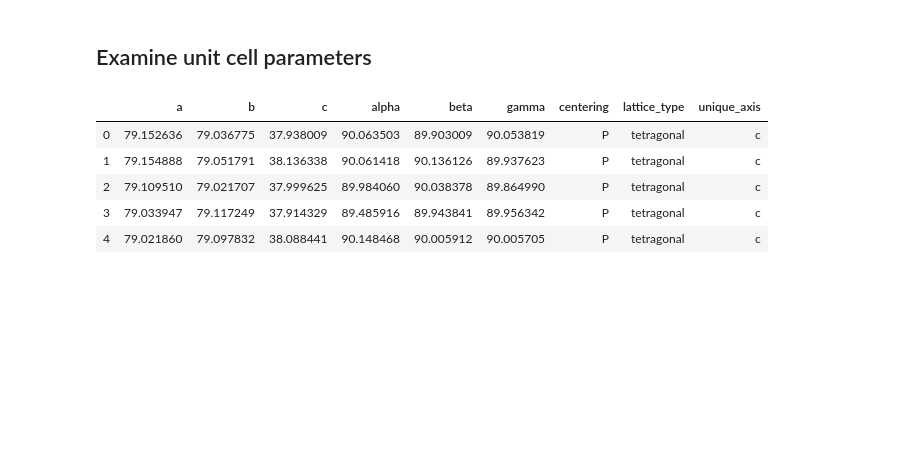
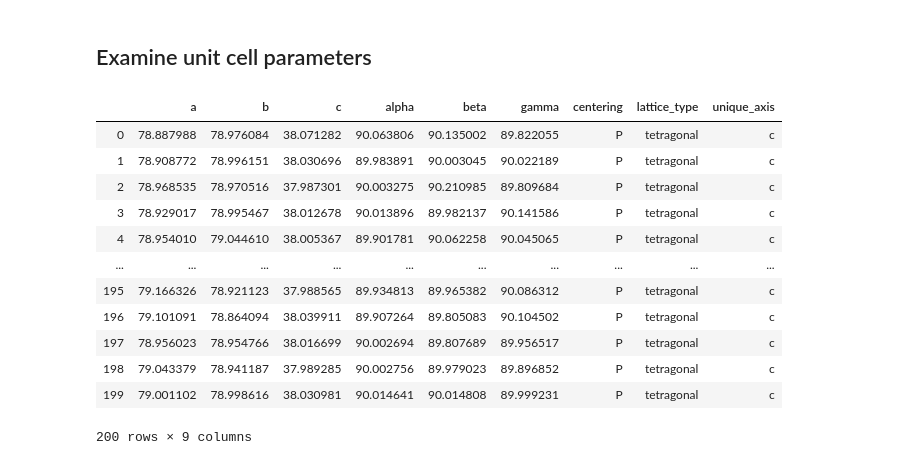
Before and after one commit to JunCEEE/crystalProject, a Jupyter notebook: src/analysis/crystFEL_index/CrystFEL indexing.ipynb, the cells around one changed output. Cells and saved outputs as stored; diff of their text form; code cells hidden in the pictures; blank space fills up the shorter version.

```diff
--- a/src/analysis/crystFEL_index/CrystFEL indexing.ipynb
+++ b/src/analysis/crystFEL_index/CrystFEL indexing.ipynb
@@ -107,16 +107,23 @@ ax.scatter(peak_x, peak_y, s=30, marker='o', facecolor='none', edgecolor='0.5');
 # %%
 from CrystFEL_Jupyter_utilities.stream_read import search_crystals_parameters
 # %%
-params_lst = search_crystals_parameters('xstal.stream')
+params_lst = search_crystals_parameters('out.stream')
 params = pd.DataFrame(params_lst).drop(columns='name').rename(columns={'alfa': 'alpha'})
 params
 # %% [output]
 |  | a | b | c | alpha | beta | gamma | centering | lattice_type | unique_axis |
-| 0 | 79.152636 | 79.036775 | 37.938009 | 90.063503 | 89.903009 | 90.053819 | P | tetragonal | c |
-| 1 | 79.154888 | 79.051791 | 38.136338 | 90.061418 | 90.136126 | 89.937623 | P | tetragonal | c |
-| 2 | 79.109510 | 79.021707 | 37.999625 | 89.984060 | 90.038378 | 89.864990 | P | tetragonal | c |
-| 3 | 79.033947 | 79.117249 | 37.914329 | 89.485916 | 89.943841 | 89.956342 | P | tetragonal | c |
-| 4 | 79.021860 | 79.097832 | 38.088441 | 90.148468 | 90.005912 | 90.005705 | P | tetragonal | c |
+| 0 | 78.887988 | 78.976084 | 38.071282 | 90.063806 | 90.135002 | 89.822055 | P | tetragonal | c |
+| 1 | 78.908772 | 78.996151 | 38.030696 | 89.983891 | 90.003045 | 90.022189 | P | tetragonal | c |
+| 2 | 78.968535 | 78.970516 | 37.987301 | 90.003275 | 90.210985 | 89.809684 | P | tetragonal | c |
+| 3 | 78.929017 | 78.995467 | 38.012678 | 90.013896 | 89.982137 | 90.141586 | P | tetragonal | c |
+| 4 | 78.954010 | 79.044610 | 38.005367 | 89.901781 | 90.062258 | 90.045065 | P | tetragonal | c |
+| ... | ... | ... | ... | ... | ... | ... | ... | ... | ... |
+| 195 | 79.166326 | 78.921123 | 37.988565 | 89.934813 | 89.965382 | 90.086312 | P | tetragonal | c |
+| 196 | 79.101091 | 78.864094 | 38.039911 | 89.907264 | 89.805083 | 90.104502 | P | tetragonal | c |
+| 197 | 78.956023 | 78.954766 | 38.016699 | 90.002694 | 89.807689 | 89.956517 | P | tetragonal | c |
+| 198 | 79.043379 | 78.941187 | 37.989285 | 90.002756 | 89.979023 | 89.896852 | P | tetragonal | c |
+| 199 | 79.001102 | 78.998616 | 38.030981 | 90.014641 | 90.014808 | 89.999231 | P | tetragonal | c |
+200 rows × 9 columns
 # %%
 fig, axes = plt.subplots(2, 3, figsize=(12, 8))
 
```
Also changed, not shown: parts of 7 cells of this notebook.
